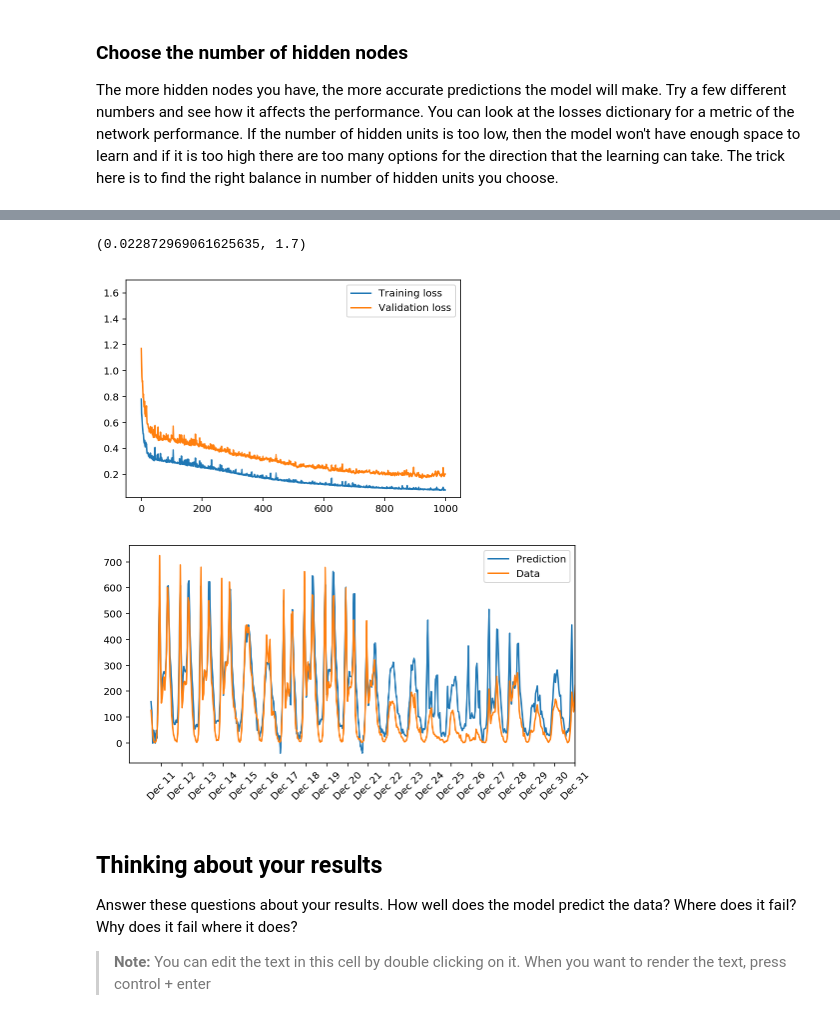
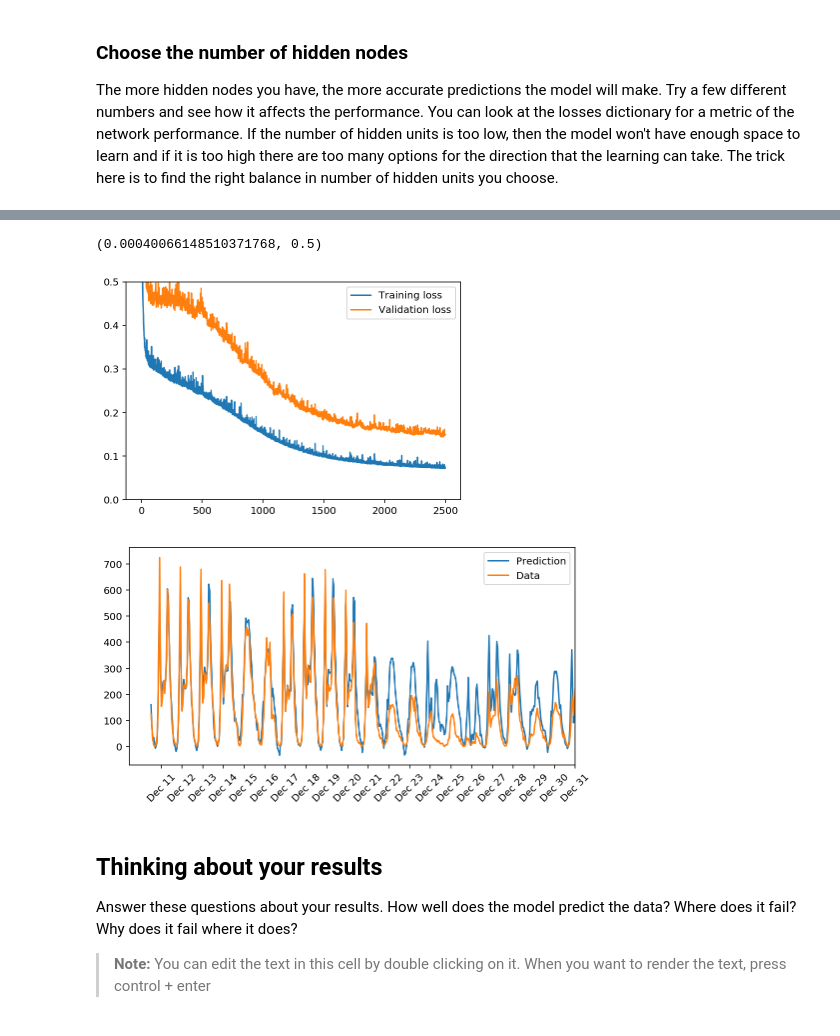
Before and after one commit to bringingkatigbak/neural_network_demand_forecasting, a Jupyter notebook: dlnd-your-first-neural-network.ipynb, the cells around one changed output, grey strips where cells are left out. Drawn from its saved outputs; the diff is of its cells as text; code cells hidden in the pictures.

```diff
--- a/dlnd-your-first-neural-network.ipynb
+++ b/dlnd-your-first-neural-network.ipynb
@@ -168,8 +168,8 @@ class NeuralNetwork(object):
         # signals into hidden layer
         hidden_inputs = np.dot(self.weights_input_to_hidden, inputs)
         # signals from hidden layer
-        matActivation = np.vectorize(self.activation_function)
-        hidden_outputs = matActivation(hidden_inputs)
+        #matActivation = np.vectorize(self.activation_function)
+        hidden_outputs = self.activation_function(hidden_inputs)
 
         # TODO: Output layer
         # signals into final output layer
@@ -233,8 +233,8 @@ The more hidden nodes you have, the more accurate predictions the model will mak
 import sys
 
 ### Set the hyperparameters here ###
-epochs = 1000
-learning_rate = 0.01
+epochs = 2500
+learning_rate = 0.005
 hidden_nodes = 21
 output_nodes = 1
 
@@ -266,11 +266,11 @@ Progress: 99.9% ... Training loss: 0.079 ... Validation loss: 0.202
 # %%
 plt.plot(losses['train'], label='Training loss')
 plt.plot(losses['validation'], label='Validation loss')
 plt.legend()
-plt.ylim(ymax=1.7)
+plt.ylim(ymax=0.5)
 # %% [output]
-(0.022872969061625635, 1.7)
+(0.00040066148510371768, 0.5)
-[figure, old version]
+[figure, new version]
 # %%
 ## Check out your predictions
 
@@ -290,7 +290,7 @@ dates = dates.apply(lambda d: d.strftime('%b %d'))
 ax.set_xticks(np.arange(len(dates))[12::24])
 _ = ax.set_xticklabels(dates[12::24], rotation=45)
 # %% [output]
-[figure, old version]
+[figure, new version]
 # %% [markdown]
 ## Thinking about your results
 
```
Also changed, not shown: parts of 2 cells of this notebook.
